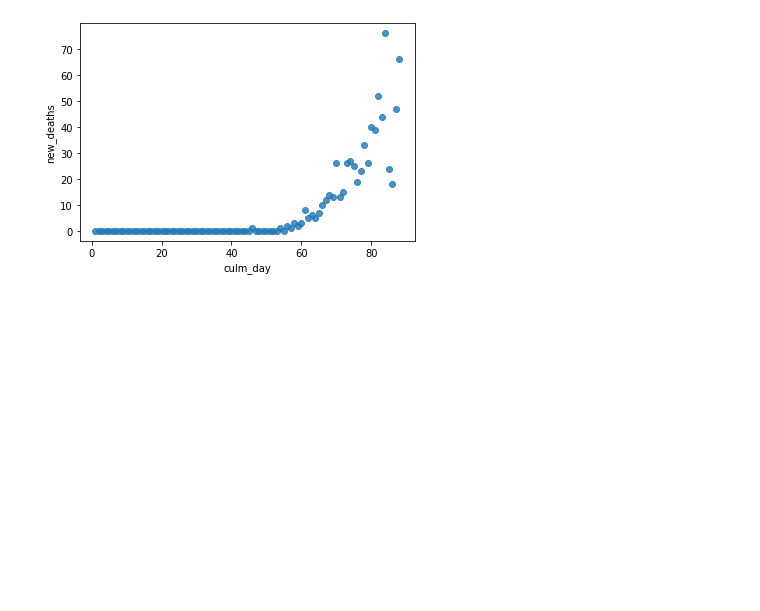
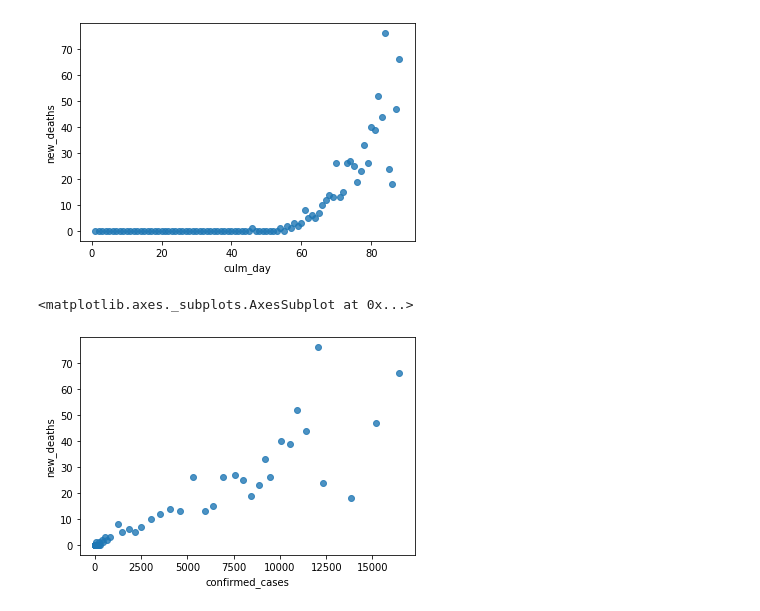
Before and after one commit to Mlu13/Bioinfo-Simulation, a Jupyter notebook: bioinfo_COVID19_EDA.ipynb, the cells around one changed output. Cells and saved outputs as stored; diff of their text form; code cells hidden in the pictures; blank space fills up the shorter version.

```diff
--- a/bioinfo_COVID19_EDA.ipynb
+++ b/bioinfo_COVID19_EDA.ipynb
@@ -211,3 +211,8 @@ sns.regplot(x="culm_day", y="new_deaths", data=df_la, fit_reg=False)
 # %% [output]
 <matplotlib.axes._subplots.AxesSubplot at 0x...>
 [figure]
+# %%
+sns.regplot(x="confirmed_cases", y="new_deaths", data=df_la, fit_reg=False)
+# %% [output]
+<matplotlib.axes._subplots.AxesSubplot at 0x...>
+[figure, added]
```
Also changed, not shown: parts of 8 cells of this notebook, 1 other file.
